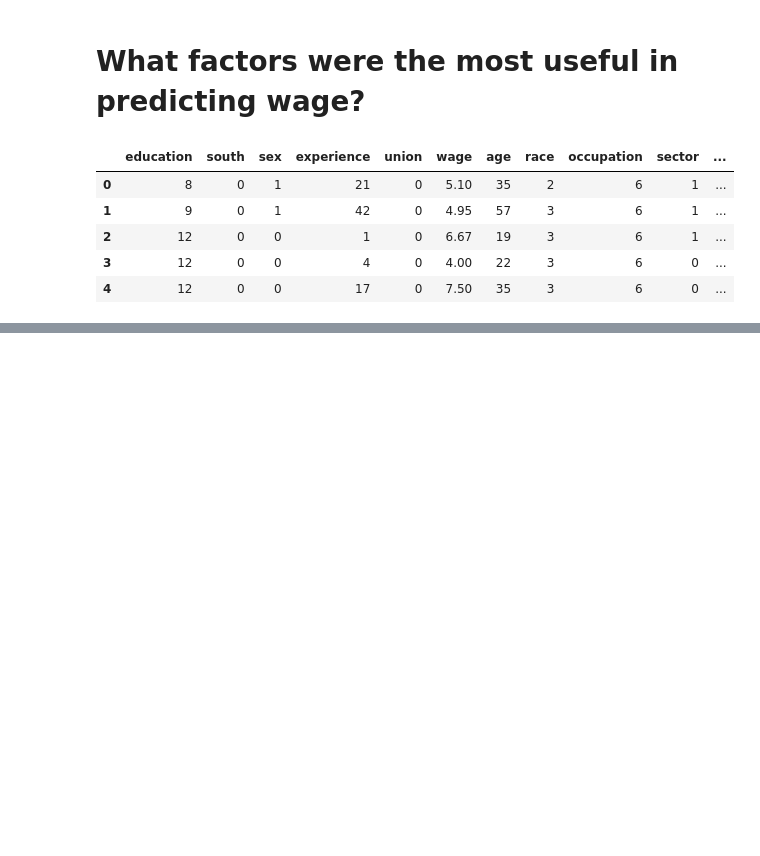
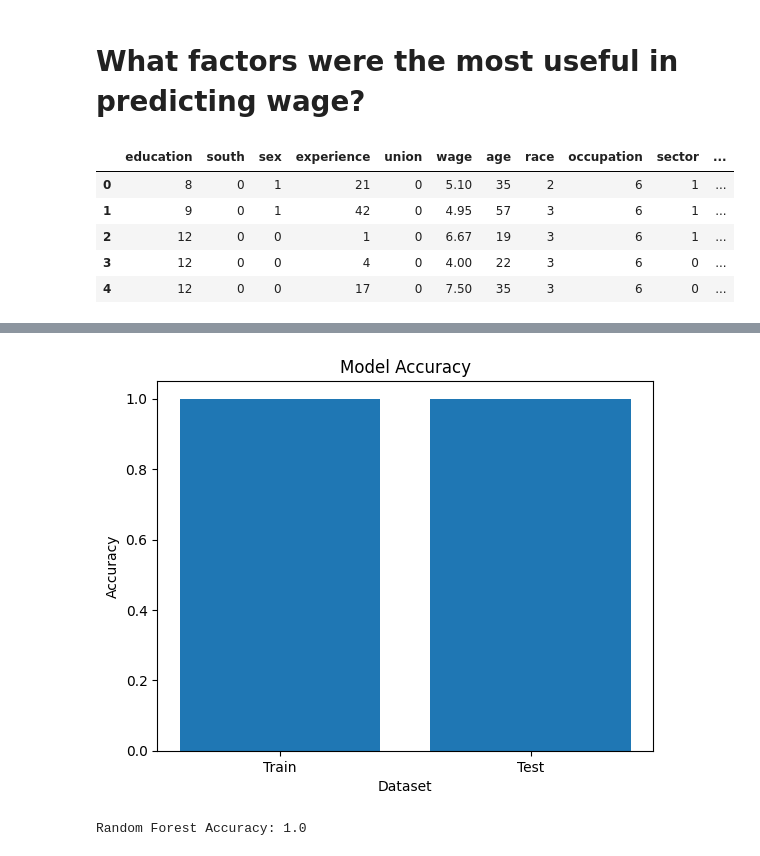
Before and after one commit to atif9450/data200_final_project, a Jupyter notebook: Classification.ipynb, the cells around one changed output, grey strips where cells are left out. Drawn from its saved outputs; the diff is of its cells as text; code cells hidden in the pictures; blank space fills up the shorter version.

Commit message:
update classifier

```diff
--- a/Classification.ipynb
+++ b/Classification.ipynb
@@ -20,3 +20,23 @@ df.head()
 | 2 | 12 | 0 | 0 | 1 | 0 | 6.67 | 19 | 3 | 6 | 1 | ... |
 | 3 | 12 | 0 | 0 | 4 | 0 | 4.00 | 22 | 3 | 6 | 0 | ... |
 | 4 | 12 | 0 | 0 | 17 | 0 | 7.50 | 35 | 3 | 6 | 0 | ... |
+# %%
+from sklearn.model_selection import train_test_split
+from sklearn.linear_model import LogisticRegression
+from sklearn.metrics import accuracy_score
+
+# Split the data into training and testing sets
+X_train, X_test, y_train, y_test = train_test_split(df.drop('wage_class', axis=1), df['wage_class'], test_size=0.2, random_state=42)
+
+# Create an instance of the logistic regression model
+model = LogisticRegression()
+
+# Train the model on the training data
+model.fit(X_train, y_train)
+
+# Make predictions on the testing data
+y_pred = model.predict(X_test)
+
+# Calculate the accuracy of the model
+accuracy = accuracy_score(y_test, y_pred)
+print("Accuracy:", accuracy)
@@ -22,0 +52,28 @@ df.head()
+# %%
+import matplotlib.pyplot as plt
+
+# Create a bar plot of the accuracy
+plt.bar(['Train', 'Test'], [accuracy, accuracy])
+plt.xlabel('Dataset')
+plt.ylabel('Accuracy')
+plt.title('Model Accuracy')
+plt.show()
+# %% [output]
+[figure, added]
+# %%
+from sklearn.ensemble import RandomForestClassifier
+
+# Create an instance of the random forest classifier
+rf_model = RandomForestClassifier()
+
+# Train the model on the training data
+rf_model.fit(X_train, y_train)
+
+# Make predictions on the testing data
+rf_y_pred = rf_model.predict(X_test)
+
+# Calculate the accuracy of the model
+rf_accuracy = accuracy_score(y_test, rf_y_pred)
+print("Random Forest Accuracy:", rf_accuracy)
+# %% [output]
+Random Forest Accuracy: 1.0
```
Also changed, not shown: parts of 1 cell of this notebook, 1 other file.
